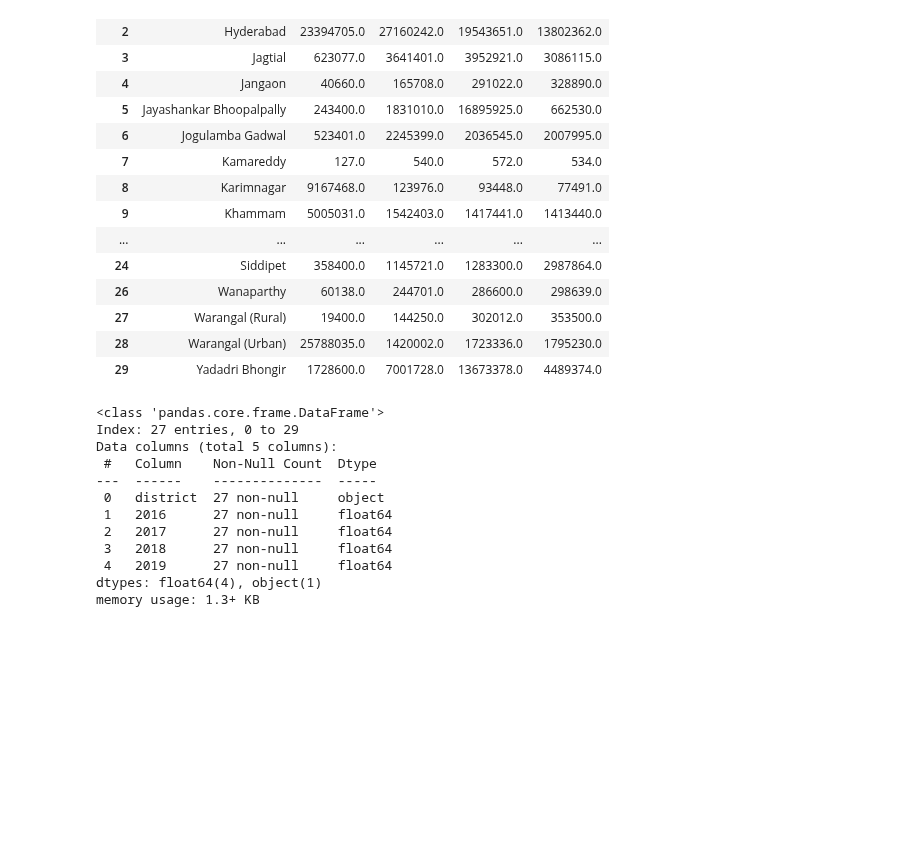
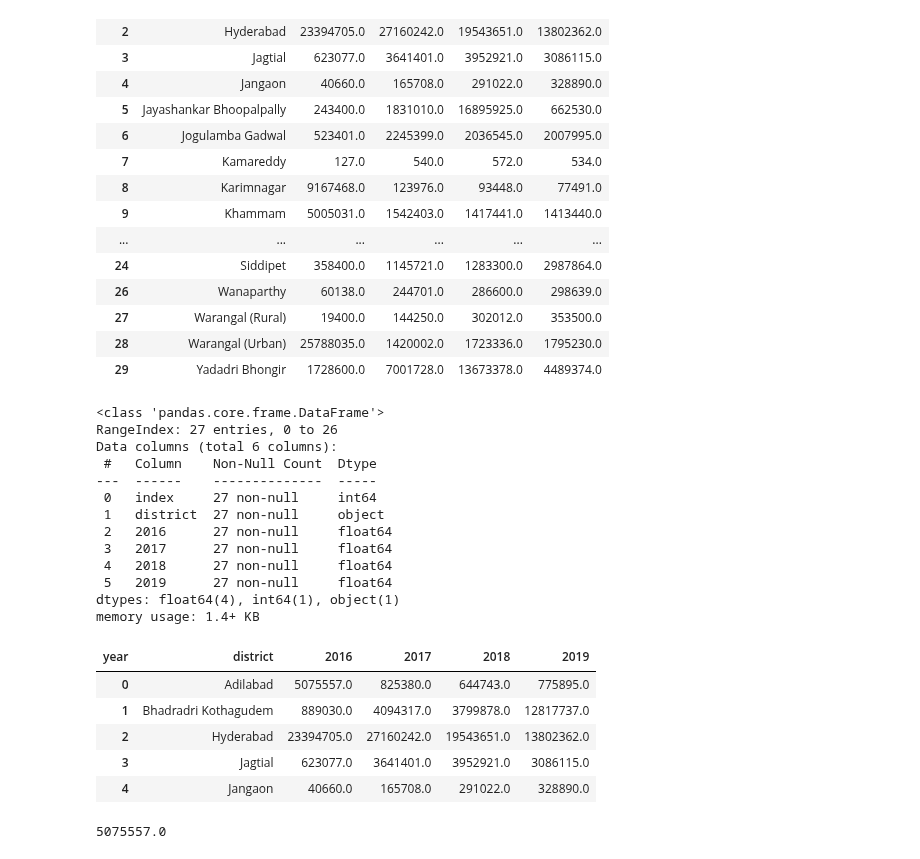
Before and after one commit to sourabhms66/Tourism_Revenue, a Jupyter notebook: codes.ipynb, the cells around one changed output. Drawn from its saved outputs; the diff is of its cells as text; code cells hidden in the pictures; blank space fills up the shorter version.

```diff
--- a/codes.ipynb
+++ b/codes.ipynb
@@ -352,19 +330,38 @@ domestic_pivot.reset_index().dropna()
 | 27 | Warangal (Rural) | 19400.0 | 144250.0 | 302012.0 | 353500.0 |
 | 28 | Warangal (Urban) | 25788035.0 | 1420002.0 | 1723336.0 | 1795230.0 |
 | 29 | Yadadri Bhongir | 1728600.0 | 7001728.0 | 13673378.0 | 4489374.0 |
+# %%
+domestic_pivot = domestic_pivot.reset_index().dropna().copy()
 # %%
 domestic_pivot.reset_index().dropna().info()
 # %% [output]
 <class 'pandas.core.frame.DataFrame'>
-Index: 27 entries, 0 to 29
-Data columns (total 5 columns):
+RangeIndex: 27 entries, 0 to 26
+Data columns (total 6 columns):
  #   Column    Non-Null Count  Dtype
 ---  ------    --------------  -----
- 0   district  27 non-null     object
- 1   2016      27 non-null     float64
- 2   2017      27 non-null     float64
- 3   2018      27 non-null     float64
- 4   2019      27 non-null     float64
-dtypes: float64(4), object(1)
-memory usage: 1.3+ KB
+ 0   index     27 non-null     int64
+ 1   district  27 non-null     object
+ 2   2016      27 non-null     float64
+ 3   2017      27 non-null     float64
+ 4   2018      27 non-null     float64
+ 5   2019      27 non-null     float64
+dtypes: float64(4), int64(1), object(1)
+memory usage: 1.4+ KB
+# %%
+domestic_pivot.head()
+# %% [output]
+| year | district | 2016 | 2017 | 2018 | 2019 |
+| 0 | Adilabad | 5075557.0 | 825380.0 | 644743.0 | 775895.0 |
+| 1 | Bhadradri Kothagudem | 889030.0 | 4094317.0 | 3799878.0 | 12817737.0 |
+| 2 | Hyderabad | 23394705.0 | 27160242.0 | 19543651.0 | 13802362.0 |
+| 3 | Jagtial | 623077.0 | 3641401.0 | 3952921.0 | 3086115.0 |
+| 4 | Jangaon | 40660.0 | 165708.0 | 291022.0 | 328890.0 |
+# %%
+for i in domestic_pivot.set_index('district').index:
+    start_value = domestic_pivot.set_index('district').loc[i,2016]
+    print(start_value)
+    break
+# %% [output]
+5075557.0
 # %%
```
Also changed, not shown: parts of 4 cells of this notebook.
